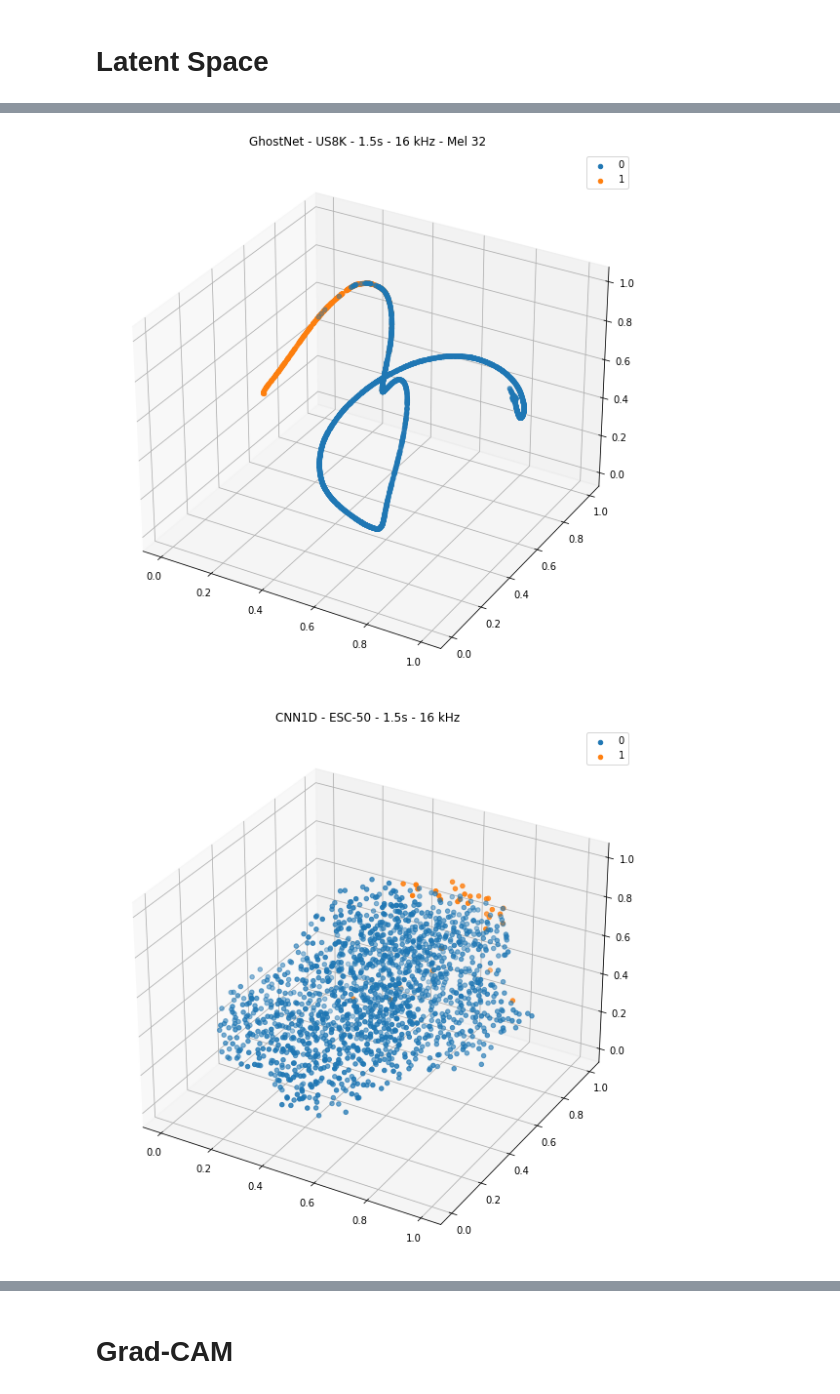
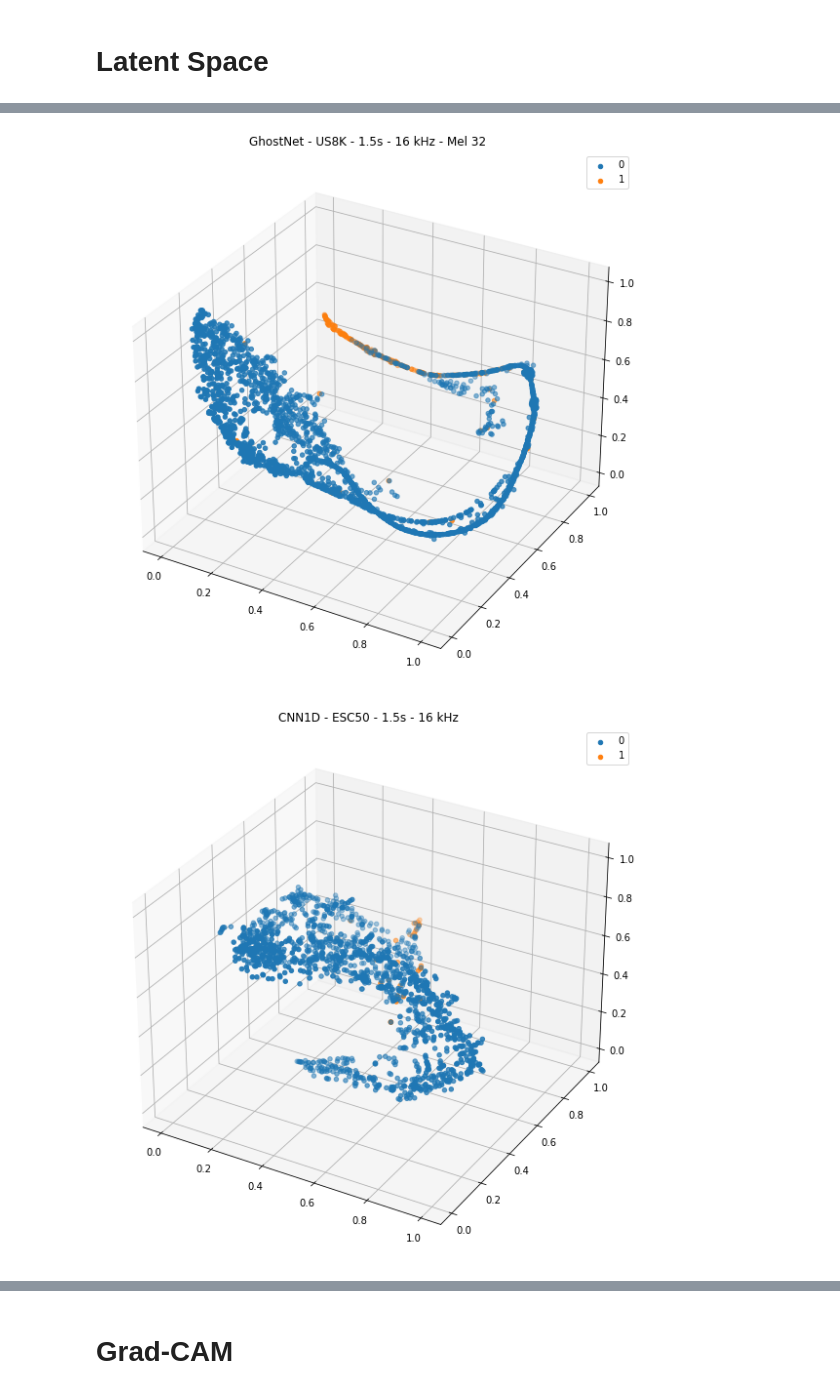
Before and after one commit to davifcs/acoustic_alert_detector, a Jupyter notebook: Explainability.ipynb, the cells around one changed output, grey strips where cells are left out. Drawn from its saved outputs; the diff is of its cells as text; code cells hidden in the pictures.

```diff
--- a/Explainability.ipynb
+++ b/Explainability.ipynb
@@ -70,7 +70,7 @@ class LatentSpaceCNN1D(CNN1D):
 
     def forward(self, x):
         x = self.conv1d(x)
-        logits = self.linear(x)
+        x = self.linear[:-1](x)
         return torch.flatten(x, 1)
 
 class LatentSpaceGhostNet(GhostNet):
@@ -133,8 +133,8 @@ def scale_to_01_range(x):
     starts_from_zero = x - np.min(x)
     return starts_from_zero / value_range
 
-def plot_tsne(features, labels, title):
-    tsne = TSNE(n_components=3, random_state=42, perplexity=100, learning_rate=100).fit_transform(features)
+def plot_tsne(features, labels, perplexity, learning_rate, title):
+    tsne = TSNE(n_components=3, random_state=42, perplexity=perplexity, learning_rate=learning_rate, n_iter=5000).fit_transform(features)
     tx = tsne[:, 0]
     ty = tsne[:, 1]
     tz = tsne[:, 2]
@@ -170,6 +170,6 @@ plot_tsne(features, labels, "GhostNet - ESC-50 - 1.5s - 16 kHz - Mel 32")
 # %%
-path = "./runs_all/us8k-mel"
-fold = 4
+path = "./trained_models - Copia/us8k/16000-15-mel32"
+fold = 1
 with open(f"{path}/config.yaml", errors='ignore') as f:
     config = yaml.safe_load(f)
 
@@ -177,20 +177,20 @@ pl_model_esc = load_model(path, config, fold)
 dataloader_esc = load_dataloader(path, config, fold)
 
 features, labels = get_features(pl_model_esc, dataloader_esc)
-plot_tsne(features, labels, "GhostNet - US8K - 1.5s - 16 kHz - Mel 32")
+plot_tsne(features, labels, perplexity=100, learning_rate=100, title="GhostNet - US8K - 1.5s - 16 kHz - Mel 32")
 # %% [output]
-[figure, old version]
+[figure, new version]
 # %%
-path = "./runs_all/16000-15-conv1d"
-fold = 2
+path = "./trained_models - Copia/esc50/16000-15-conv1d"
+fold = 1
 with open(f"{path}/config.yaml", errors='ignore') as f:
     config = yaml.safe_load(f)
 
 pl_model_esc = load_model(path, config, fold)
 dataloader_esc = load_dataloader(path, config, fold)
 
 features, labels = get_features(pl_model_esc, dataloader_esc)
-plot_tsne(features, labels, "CNN1D - ESC-50 - 1.5s - 16 kHz")
+plot_tsne(features, labels, perplexity=20, learning_rate=20, title="CNN1D - ESC50 - 1.5s - 16 kHz")
 # %% [output]
-[figure, old version]
+[figure, new version]
 # %%
```
Also changed, not shown: parts of 40 cells of this notebook.
